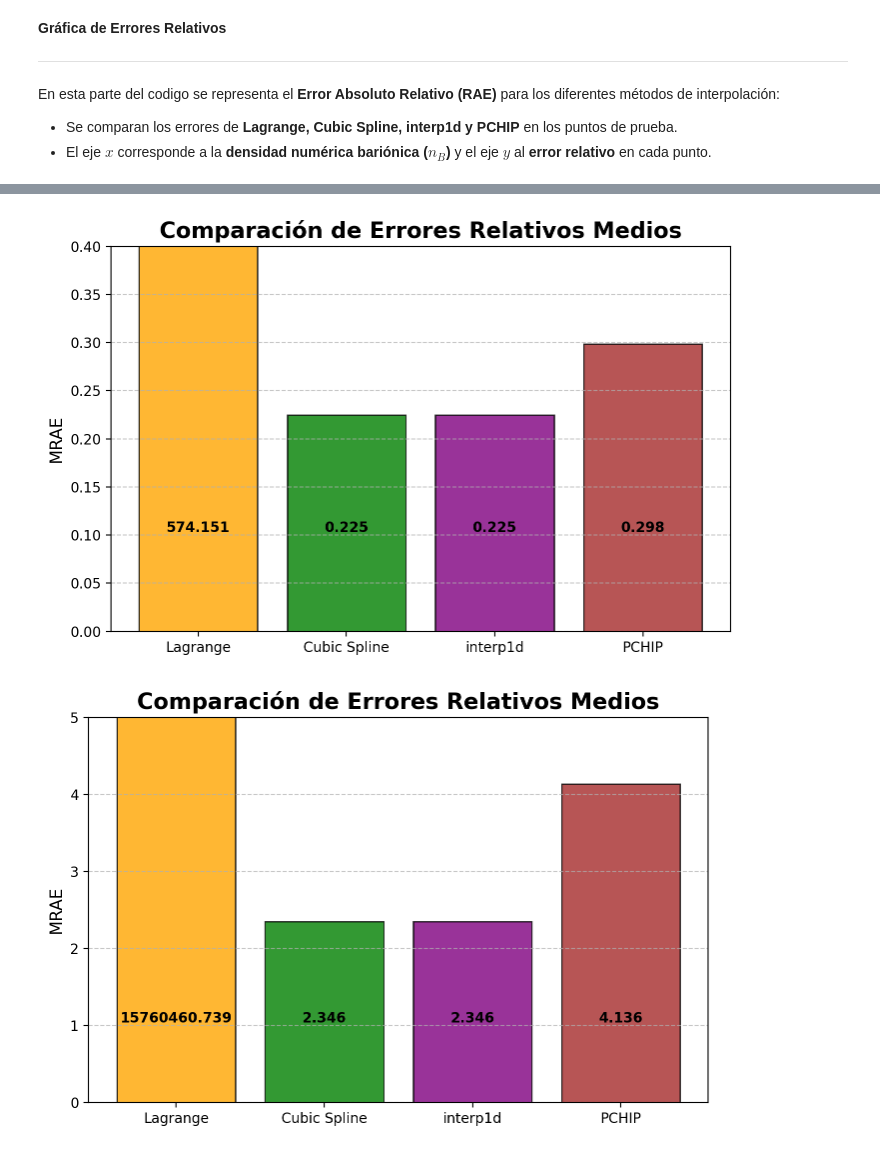
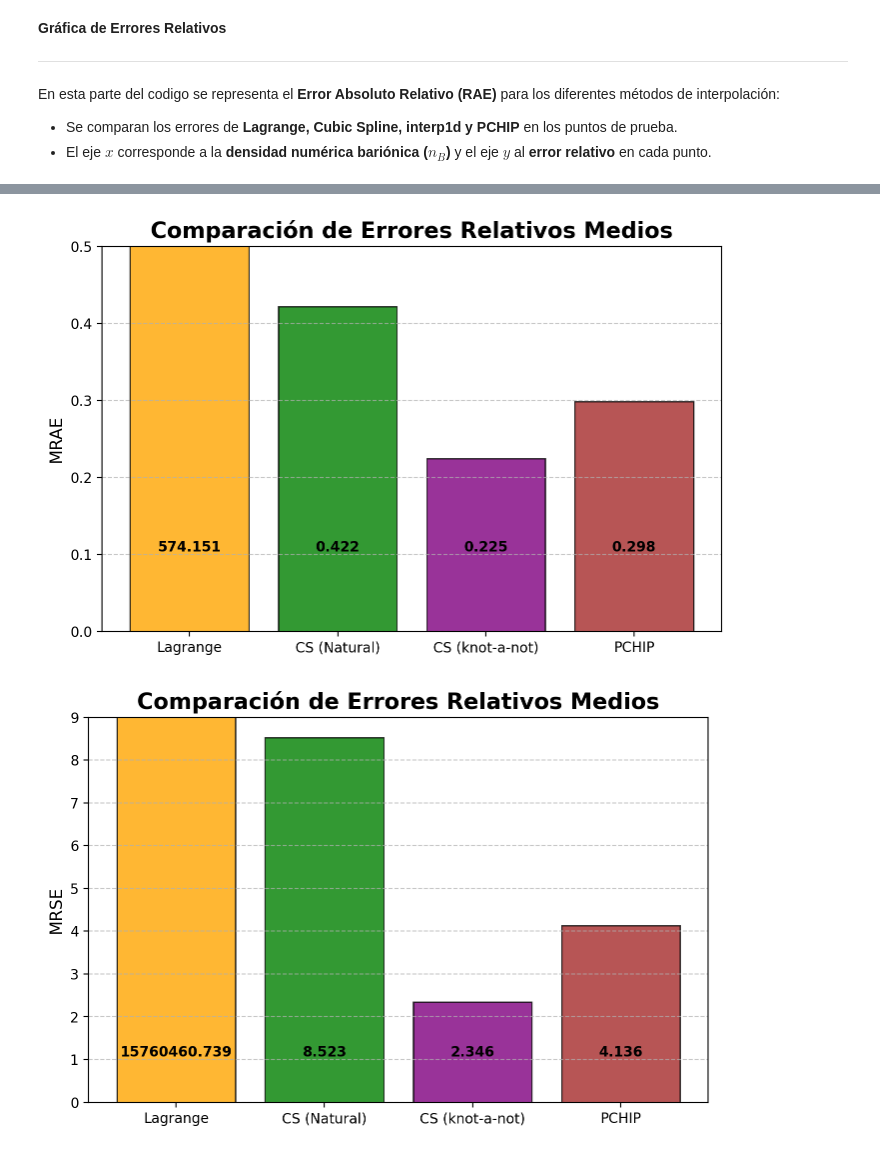
Before and after one commit to MiguelSAQ/Universidad-Industrial-de-Santander, a Jupyter notebook: Aplicaciones Computacionales/Ecuación_de_estado.ipynb, the cells around one changed output, grey strips where cells are left out. Cells and saved outputs as stored; diff of their text form; code cells hidden in the pictures.

```diff
--- a/Aplicaciones Computacionales/Ecuación_de_estado.ipynb
+++ b/Aplicaciones Computacionales/Ecuación_de_estado.ipynb
@@ -388,7 +388,7 @@ plt.show()
 # %%
 # Valores de MRAE
 mrae_values1 = [MRAE_Lagrange1, MRAE_CubicSpline1, MRAE_interp1d1, MRAE_Pchip1]
-labels1 = ["Lagrange", "Cubic Spline", "interp1d", "PCHIP"]
+labels1 = ["Lagrange", "CS (Natural)", "CS (not-a-knot)", "PCHIP"]
 
 
 # Barplot MRAE
@@ -398,7 +398,7 @@ bars = plt.bar(labels1, mrae_values1, color=["orange", "green", "purple", "brown
 plt.title("Comparación de Errores Relativos Medios", fontsize=16, fontweight="bold")
 plt.ylabel("MRAE", fontsize=12)
 plt.grid(axis="y", linestyle="--", alpha=0.7)
-plt.ylim(0,0.05)
+plt.ylim(0,0.5)
 
 # Agrregar texto
 for bar, value in zip(bars, mrae_values1):
@@ -410,16 +410,15 @@ plt.show()
 # %%
 
 mrse_values1 = [MRSE_Lagrange, MRSE_CubicSpline, MRSE_interp1d, MRSE_Pchip]
-labels1 = ["Lagrange", "Cubic Spline", "interp1d", "PCHIP"]
-
+labels1 = ["Lagrange", "CS (Natural)", "CS (not-a-knot)", "PCHIP"]
 # Barplot MRSE
 plt.figure(figsize=(8,5))
 bars = plt.bar(labels1, mrse_values1, color=["orange", "green", "purple", "brown"], alpha=0.8, edgecolor="black")
 
 plt.title("Comparación de Errores Relativos Medios", fontsize=16, fontweight="bold")
-plt.ylabel("MRAE", fontsize=12)
+plt.ylabel("MRSE", fontsize=12)
 plt.grid(axis="y", linestyle="--", alpha=0.7)
-plt.ylim(0,5)
+plt.ylim(0,10)
 
 # Agrregar texto
 for bar, value in zip(bars, mrse_values1):
@@ -466,7 +465,7 @@ El tamaño del grupo de prueba es de 50 puntos
 # %% [markdown]
 ### Realizar las interpolaciones para los métodos
 # %%
-INT_CubicSpline = CubicSpline(Xtrain2, Ytrain2)            # CubicSpline
+INT_CubicSpline = CubicSpline(Xtrain2, Ytrain2, bc_type = "natural")            # CubicSpline
 INT_interp1d = interp1d(Xtrain2, Ytrain2, kind= "cubic")   # interp1d
 INT_Pchip = PchipInterpolator(Xtrain2, Ytrain2)            # PchipInterpolator
 INT_Lagrange = lagrange(XtrainL2, YtrainL2)                # lagrange
@@ -631,7 +630,7 @@ plt.show()
 # %%
 # Valores de MRAE
 mrae_values2 = [MRAE_Lagrange2, MRAE_CubicSpline2, MRAE_interp1d2, MRAE_Pchip2]
-labels2 = ["Lagrange", "Cubic Spline", "interp1d", "PCHIP"]
+labels2 = ["Lagrange", "CS (Natural)", "CS (knot-a-not)", "PCHIP"]
 
 # Barplot MRAE
 plt.figure(figsize=(8,5))
@@ -640,7 +639,7 @@ bars = plt.bar(labels2, mrae_values2, color=["orange", "green", "purple", "brown
 plt.title("Comparación de Errores Relativos Medios", fontsize=16, fontweight="bold")
 plt.ylabel("MRAE", fontsize=12)
 plt.grid(axis="y", linestyle="--", alpha=0.7)
-plt.ylim(0,0.4)
+plt.ylim(0,0.5)
 
 # Agrregar texto
 for bar, value in zip(bars, mrae_values2):
@@ -648,25 +647,25 @@ for bar, value in zip(bars, mrae_values2):
 
 plt.show()
 # %% [output]
-[figure, old version]
+[figure, new version]
 # %%
 # Valores de MRAE
 mrse_values2 = [MRSE_Lagrange2, MRSE_CubicSpline2, MRSE_interp1d2, MRSE_Pchip2]
-label2 = ["Lagrange", "Cubic Spline", "interp1d", "PCHIP"]
+label2 = ["Lagrange", "CS (Natural)", "CS (not-a-knot)", "PCHIP"]
 
 # Barplot MRAE
 plt.figure(figsize=(8,5))
 bars = plt.bar(labels2, mrse_values2, color=["orange", "green", "purple", "brown"], alpha=0.8, edgecolor="black")
 
 plt.title("Comparación de Errores Relativos Medios", fontsize=16, fontweight="bold")
-plt.ylabel("MRAE", fontsize=12)
+plt.ylabel("MRSE", fontsize=12)
 plt.grid(axis="y", linestyle="--", alpha=0.7)
-plt.ylim(0,5)
+plt.ylim(0,9)
 
 # Agrregar texto
 for bar, value in zip(bars, mrse_values2):
     plt.text(bar.get_x() + bar.get_width()/2, 1, f"{value:.3f}", ha="center", va="bottom", fontsize=10, color="black", fontweight="bold")
 
 plt.show()
 # %% [output]
-[figure, old version]
+[figure, new version]
```
Also changed, not shown: parts of 12 cells of this notebook, 1 other file.
